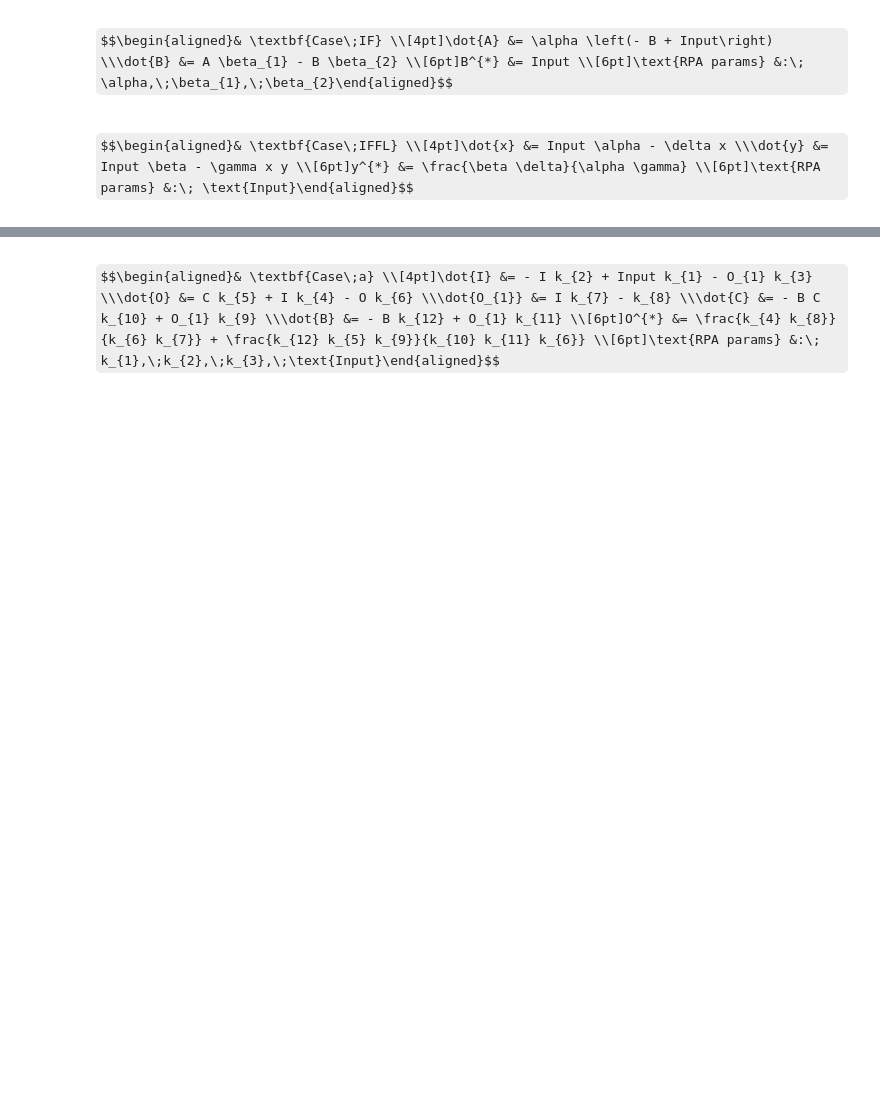
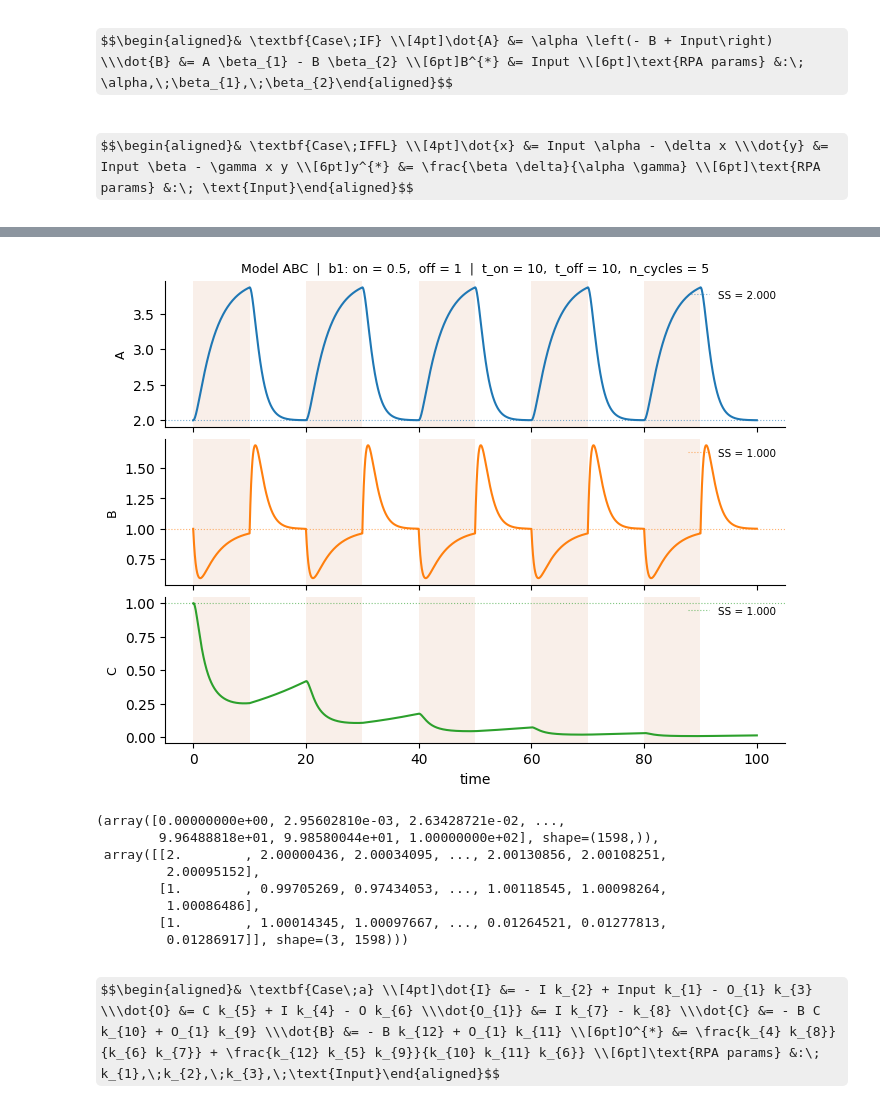
Before and after one commit to Liamir/autodiff-control, a Jupyter notebook: notebooks/rpa_model_class.ipynb, the cells around one changed output, grey strips where cells are left out. Cells and saved outputs as stored; diff of their text form; code cells hidden in the pictures; some formulas as TeX source; blank space fills up the shorter version.

```diff
--- a/notebooks/rpa_model_class.ipynb
+++ b/notebooks/rpa_model_class.ipynb
@@ -318,0 +575,26 @@ $$\begin{aligned}& \textbf{Case\;IFFL} \\[4pt]\dot{x} &= Input \alpha - \delta x
+# %%
+class ABCModel:
+    """
+    Thin wrapper for abc_rhs compatible with simulate_rpa_on_off / simulate_rpa_intermittent.
+
+    Provides get_f(overrides) and the state_vars / name attributes expected by
+    the simulation functions.  Because C has no finite steady state, pass y0
+    explicitly when calling the simulation functions.
+
+    The only supported parameter_name is 'b1' (the treatment target).
+    on_value / off_value correspond to b1_on and b1 respectively.
+    """
+    name       = 'ABC'
+    state_vars = ['A', 'B', 'C']
+
+    def get_f(self, overrides=None):
+        b1_val = overrides.get('b1', b1) if overrides else b1
+        return lambda t, y: abc_rhs(t, y, b1_val)
+
+model_abc = ABCModel()
+
+# Example usage:
+# simulate_rpa_on_off(model_abc, 'b1', b1_on, b1, t_on=20, t_off=80,
+#                     y0=[A_ss, B_ss, 1.0])
+# simulate_rpa_intermittent(model_abc, 'b1', b1_on, b1, t_on=20, t_off=80,
+#                            n_cycles=5, y0=[A_ss, B_ss, 1.0])
@@ -319,3 +622,16 @@ $$\begin{aligned}& \textbf{Case\;IFFL} \\[4pt]\dot{x} &= Input \alpha - \delta x
+# %%
+simulate_rpa_intermittent(model_abc, 'b1', b1_on, b1, t_on=10, t_off=10,
+                           n_cycles=5, y0=[A_ss, B_ss, 1.0])
+# %% [output]
+[figure, added]
+(array([0.00000000e+00, 2.95602810e-03, 2.63428721e-02, ...,
+        9.96488818e+01, 9.98580044e+01, 1.00000000e+02], shape=(1598,)),
+ array([[2.        , 2.00000436, 2.00034095, ..., 2.00130856, 2.00108251,
+         2.00095152],
+        [1.        , 0.99705269, 0.97434053, ..., 1.00118545, 1.00098264,
+         1.00086486],
+        [1.        , 1.00014345, 1.00097667, ..., 0.01264521, 0.01277813,
+         0.01286917]], shape=(3, 1598)))
 # %%
 from IPython.display import display
 for model in ALL_MODELS:
```
Also changed, not shown: parts of 13 cells of this notebook, 2 other files.
